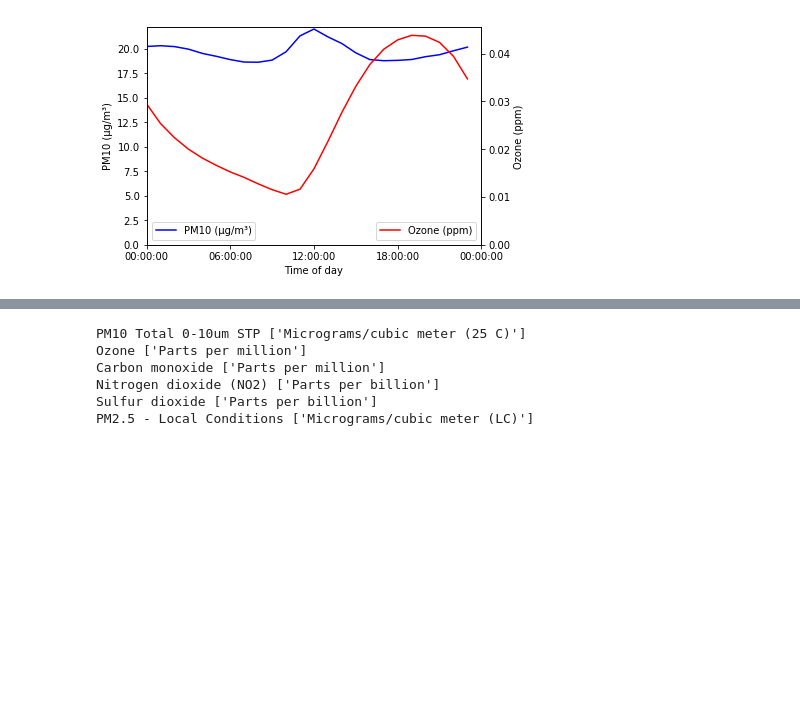
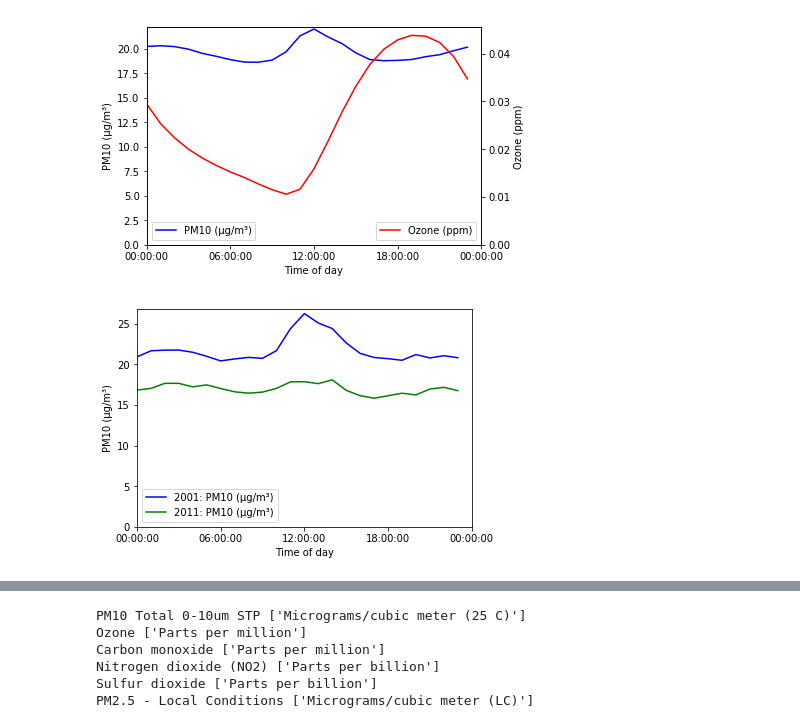
Before and after one commit to DuncanDHall/EAS-air-quality, a Jupyter notebook: exploration_v3.ipynb, the cells around one changed output, grey strips where cells are left out. Cells and saved outputs as stored; diff of their text form; code cells hidden in the pictures; blank space fills up the shorter version.

```diff
--- a/exploration_v3.ipynb
+++ b/exploration_v3.ipynb
@@ -120,26 +120,27 @@ plt.savefig('daily.png',dpi=1000)
 # %%
 df['doy']=df.index.dayofyear
 df['woy']=(df.doy/7).astype(int)
 df['tod']=df.index.time
 df['year']=df.index.year
 
 fig = plt.figure() # Create matplotlib figure
 
 ax = fig.add_subplot(111) # Create matplotlib axes
 
 annual_mean = df[(df.parameter==PM10) & (df.year==2001)].groupby('tod').value.mean()
 annual_mean.plot(ax=ax,color='blue')
 
 annual_mean = df[(df.parameter==PM10) & (df.year==2011)].groupby('tod').value.mean()
 annual_mean.plot(ax=ax,color='green')
 
 ax.legend(['2001: PM10 (μg/m³)','2011: PM10 (μg/m³)'],loc='lower left')
 ax.set_ylabel('PM10 (μg/m³)')
 
 ax.set_xlabel('Time of day')
 ax.set_xticks(np.array(range(0,25,6))*3600)
 ax.set_xlim((0,24*3600))
 ax.set_ylim(ymin=0)
-ax2.set_ylim(ymin=0)
 
-plt.savefig('daily.png',dpi=1000)
+plt.savefig('change_pm10.png',dpi=1000)
+# %% [output]
+[figure, added]
```
Also changed, not shown: parts of 2 cells of this notebook, 1 other file.
